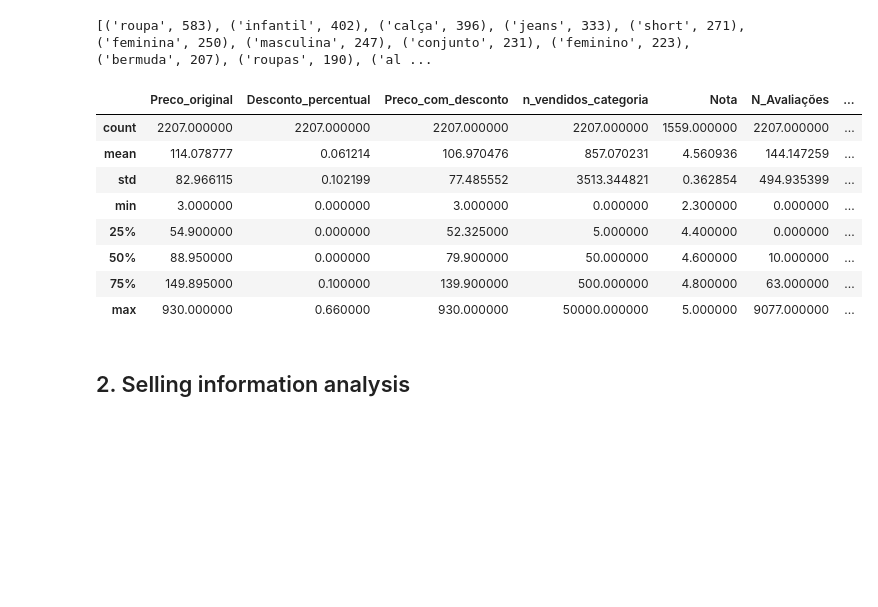
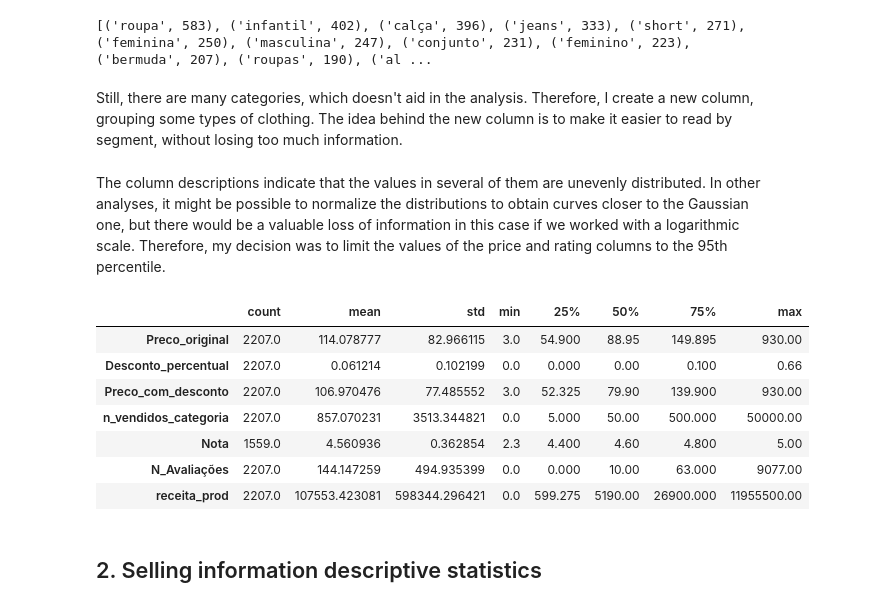
Before and after one commit to LissesCastro/Webscrapping-Marketplace-BR, a Jupyter notebook: analise.ipynb, the cells around one changed output. Drawn from its saved outputs; the diff is of its cells as text; code cells hidden in the pictures; blank space fills up the shorter version.

```diff
--- a/analise.ipynb
+++ b/analise.ipynb
@@ -126,15 +168,33 @@ print(word_count.most_common(100))
 pecas = ['calça', 'short', 'conjunto', 'bermuda', 'shorts', 'cuecas', 'ballet', 'body', 'saia', 'blusa', 'bermudas', 'uniforme', 'macacão',
          'cueca', 'camiseta', 'meia', 'calças', 'conjuntos', 'mala', 'cinto', 'pijama', 'camisa', 'boné']
+# %%
+df['Título'] = df['Título'].apply(lambda x: x.lower())
+df['tipo_peca'] = df['Título'].apply(lambda x: tipifica_roupa(x, pecas=pecas))
+df['kit'] = df['Título'].apply(verifica_kit)
+df['receita_prod'] = df['Preco_com_desconto']*df['n_vendidos_categoria']
+# %% [markdown]
+Still, there are many categories, which doesn't aid in the analysis. Therefore, I create a new column, grouping some types of clothing. The idea behind the new column is to make it easier to read by segment, without losing too much information.
+# %%
+#Categorizing clothes in larger categories
+categorias_roupas = {'shorts, bermudas e saias': ['short', 'shorts', 'bermuda', 'bermudas', 'saia'],
+              'calças': ['calça', 'calças'],
+              'topo': ['blusa', 'camiseta', 'camisa'],
+              'uniformes e conjuntos': ['conjunto', 'ballet', 'uniforme', 'macacão', 'conjuntos', 'pijama', 'body'],
+              'intimos': ['cuecas', 'cueca', 'meia'],
+              'acessorios': ['mala', 'cinto', 'boné']}
+# %%
+df['categoria_roupa'] = df['tipo_peca'].apply(lambda x: categoriza_roupas(x, dicionario=categorias_roupas))
+# %% [markdown]
+The column descriptions indicate that the values in several of them are unevenly distributed. In other analyses, it might be possible to normalize the distributions to obtain curves closer to the Gaussian one, but there would be a valuable loss of information in this case if we worked with a logarithmic scale. Therefore, my decision was to limit the values of the price and rating columns to the 95th percentile.
 # %%
-df.describe()
+df.describe().T
 # %% [output]
-|  | Preco_original | Desconto_percentual | Preco_com_desconto | n_vendidos_categoria | Nota | N_Avaliações | ... |
-| count | 2207.000000 | 2207.000000 | 2207.000000 | 2207.000000 | 1559.000000 | 2207.000000 | ... |
-| mean | 114.078777 | 0.061214 | 106.970476 | 857.070231 | 4.560936 | 144.147259 | ... |
-| std | 82.966115 | 0.102199 | 77.485552 | 3513.344821 | 0.362854 | 494.935399 | ... |
-| min | 3.000000 | 0.000000 | 3.000000 | 0.000000 | 2.300000 | 0.000000 | ... |
-| 25% | 54.900000 | 0.000000 | 52.325000 | 5.000000 | 4.400000 | 0.000000 | ... |
-| 50% | 88.950000 | 0.000000 | 79.900000 | 50.000000 | 4.600000 | 10.000000 | ... |
-| 75% | 149.895000 | 0.100000 | 139.900000 | 500.000000 | 4.800000 | 63.000000 | ... |
-| max | 930.000000 | 0.660000 | 930.000000 | 50000.000000 | 5.000000 | 9077.000000 | ... |
+|  | count | mean | std | min | 25% | 50% | 75% | max |
+| Preco_original | 2207.0 | 114.078777 | 82.966115 | 3.0 | 54.900 | 88.95 | 149.895 | 930.00 |
+| Desconto_percentual | 2207.0 | 0.061214 | 0.102199 | 0.0 | 0.000 | 0.00 | 0.100 | 0.66 |
+| Preco_com_desconto | 2207.0 | 106.970476 | 77.485552 | 3.0 | 52.325 | 79.90 | 139.900 | 930.00 |
+| n_vendidos_categoria | 2207.0 | 857.070231 | 3513.344821 | 0.0 | 5.000 | 50.00 | 500.000 | 50000.00 |
+| Nota | 1559.0 | 4.560936 | 0.362854 | 2.3 | 4.400 | 4.60 | 4.800 | 5.00 |
+| N_Avaliações | 2207.0 | 144.147259 | 494.935399 | 0.0 | 0.000 | 10.00 | 63.000 | 9077.00 |
+| receita_prod | 2207.0 | 107553.423081 | 598344.296421 | 0.0 | 599.275 | 5190.00 | 26900.000 | 11955500.00 |
 # %%
@@ -152,5 +209,5 @@ df['receita_prod'] = df['Preco_com_desconto']*df['n_vendidos_categoria']
 # %% [markdown]
-## 2. Selling information analysis
+## 2. Selling information descriptive statistics
 # %%
 plota_variaveis_numericas(df, df.select_dtypes(include=np.number).columns.to_list(), titulo='teste', modo='histograma')
 # %% [output]
```
Also changed, not shown: parts of 26 cells of this notebook.
